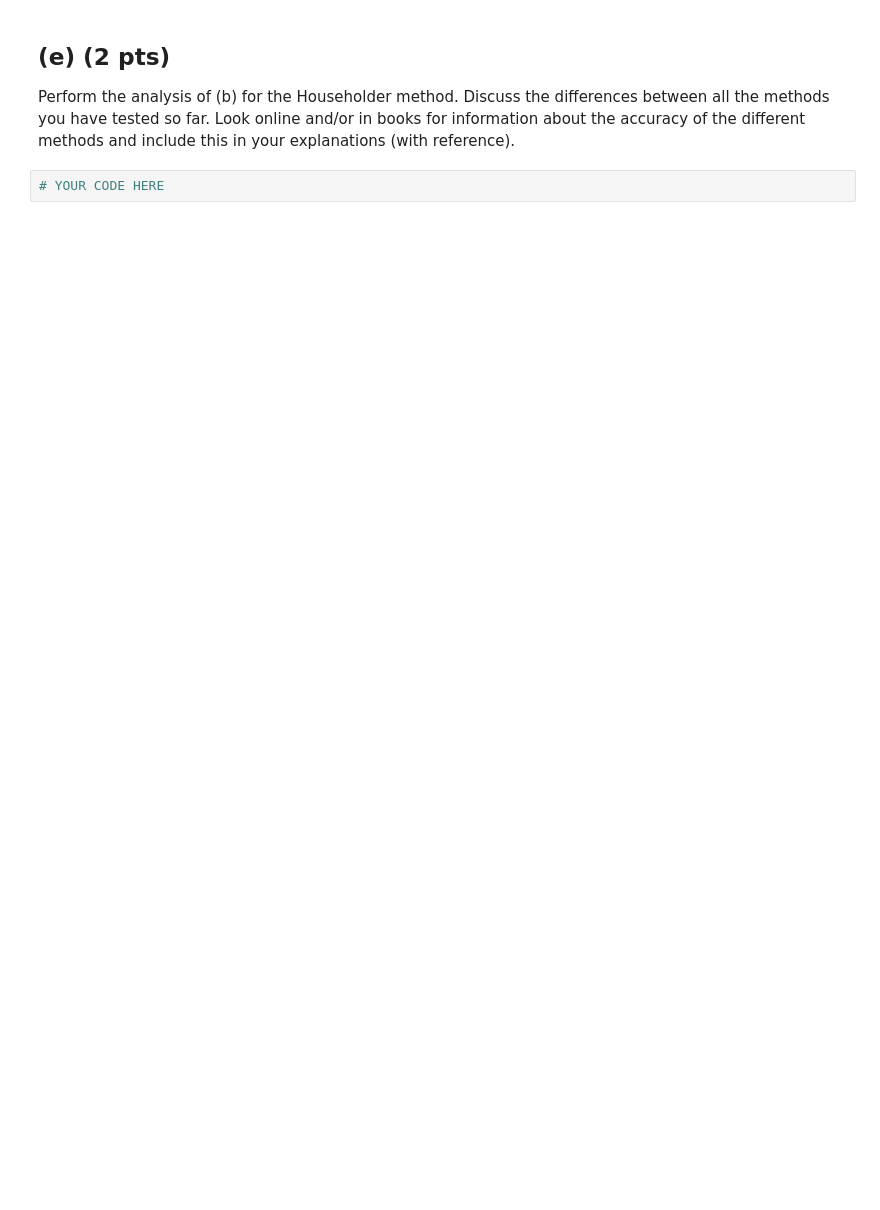
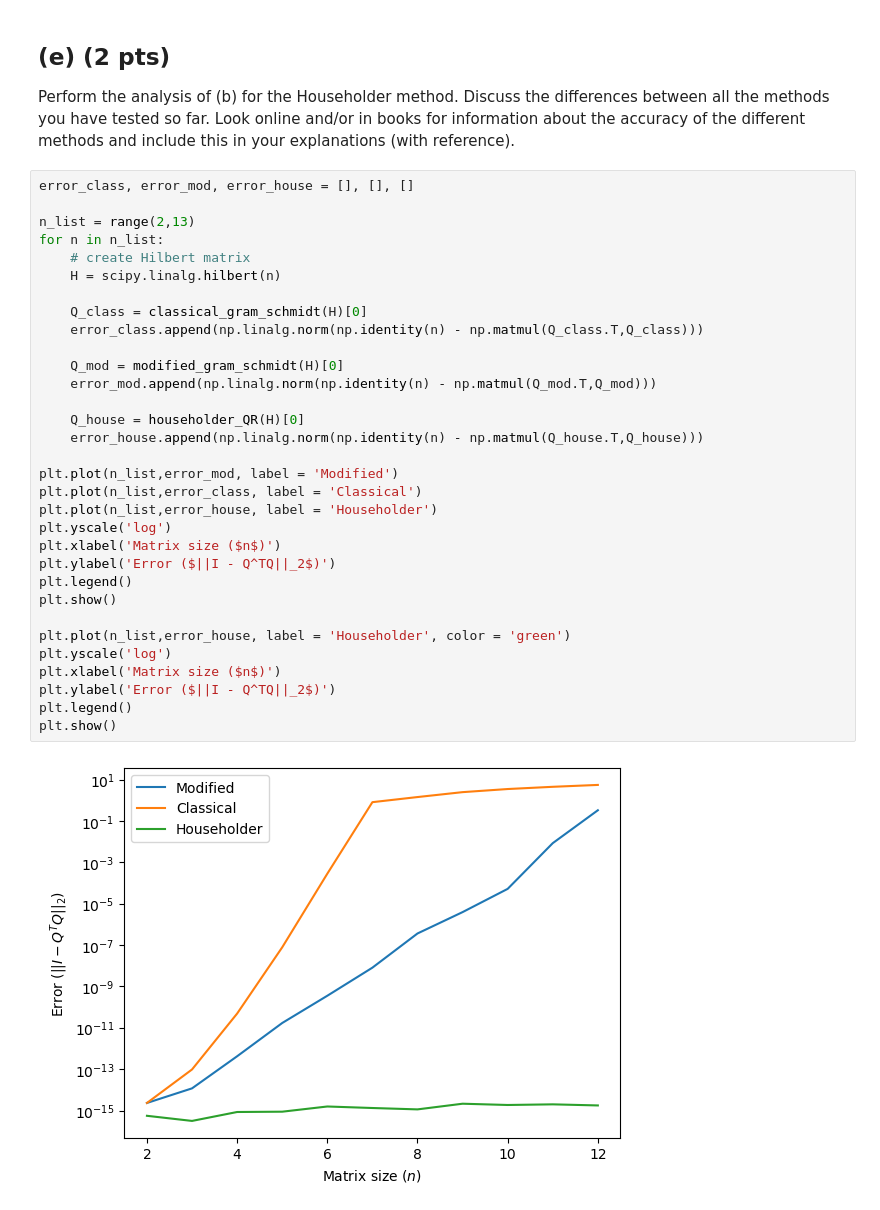
Before and after one commit to sachagijsbers/numerical_alg, a Jupyter notebook: week_3/hw3_2023.ipynb, the cells around one changed output. Saved outputs shown, nothing was run; the diff lists cells and outputs as text; blank space fills up the shorter version.

Commit message:
householder_fix

```diff
--- a/week_3/hw3_2023.ipynb
+++ b/week_3/hw3_2023.ipynb
@@ -269,5 +229,37 @@ householder_QR(H)
 # %% [markdown]
 ## (e) (2 pts)
 Perform the analysis of (b) for the Householder method. Discuss the differences between all the methods you have tested so far. Look online and/or in books for information about the accuracy of the different methods and include this in your explanations (with reference).
-# %%
-# YOUR CODE HERE
+# %%
+error_class, error_mod, error_house = [], [], []
+
+n_list = range(2,13)
+for n in n_list:
+    # create Hilbert matrix
+    H = scipy.linalg.hilbert(n)
+
+    Q_class = classical_gram_schmidt(H)[0]
+    error_class.append(np.linalg.norm(np.identity(n) - np.matmul(Q_class.T,Q_class)))
+
+    Q_mod = modified_gram_schmidt(H)[0]
+    error_mod.append(np.linalg.norm(np.identity(n) - np.matmul(Q_mod.T,Q_mod)))
+
+    Q_house = householder_QR(H)[0]
+    error_house.append(np.linalg.norm(np.identity(n) - np.matmul(Q_house.T,Q_house)))
+
+plt.plot(n_list,error_mod, label = 'Modified')
+plt.plot(n_list,error_class, label = 'Classical')
+plt.plot(n_list,error_house, label = 'Householder')
+plt.yscale('log')
+plt.xlabel('Matrix size ($n$)')
+plt.ylabel('Error ($||I - Q^TQ||_2$)')
+plt.legend()
+plt.show()
+
+plt.plot(n_list,error_house, label = 'Householder', color = 'green')
+plt.yscale('log')
+plt.xlabel('Matrix size ($n$)')
+plt.ylabel('Error ($||I - Q^TQ||_2$)')
+plt.legend()
+plt.show()
+# %% [output]
+[figure, added]
```
Also changed, not shown: parts of 3 cells of this notebook.
